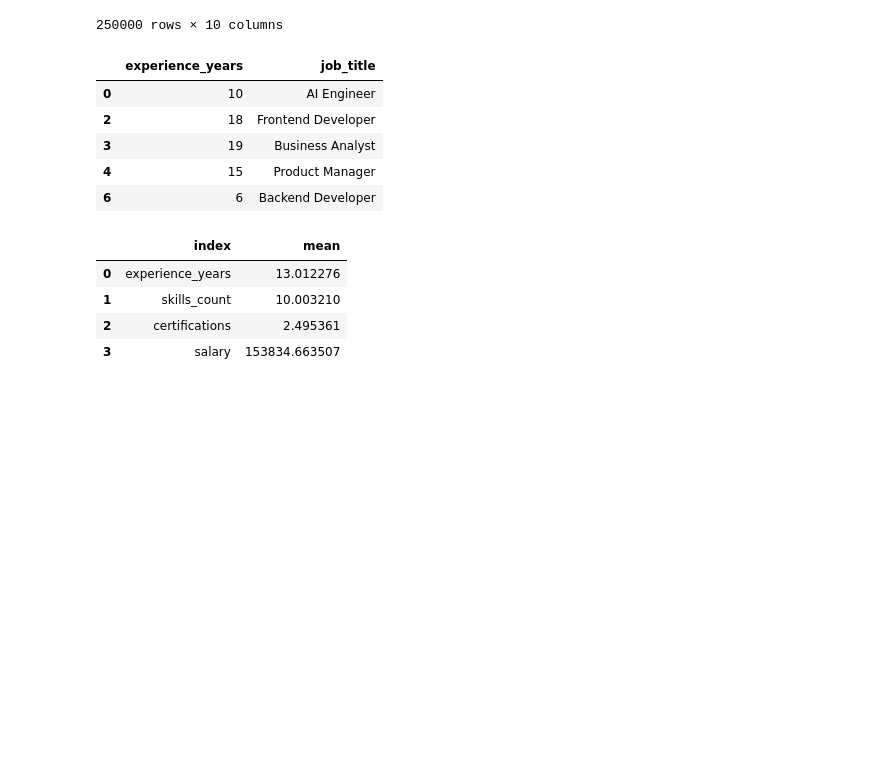
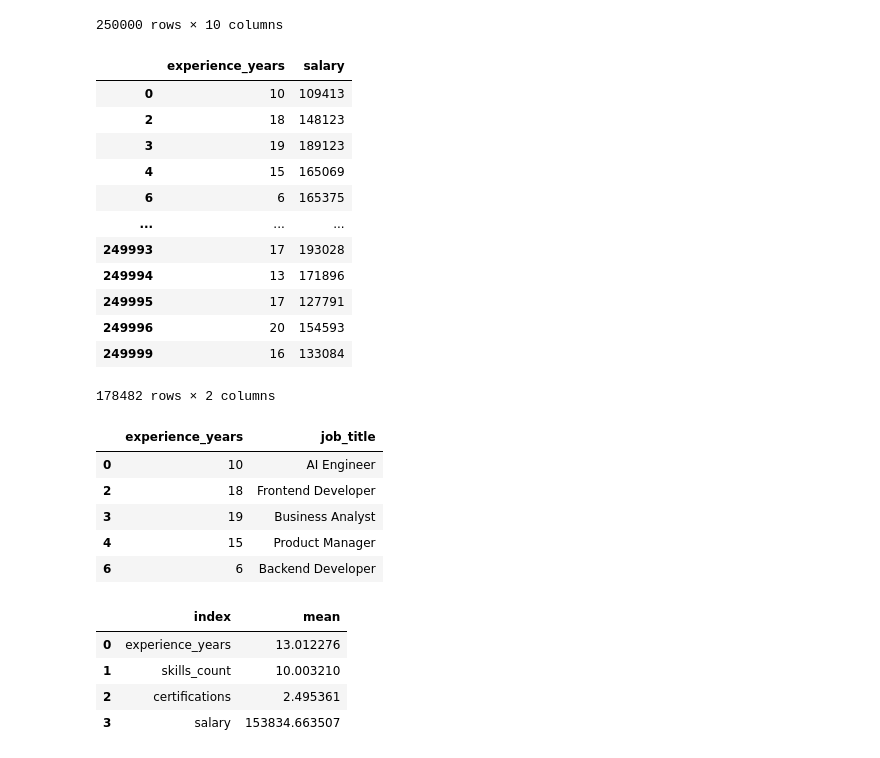
Before and after one commit to GRATTEXV2/TEST_KAGGLE, a Jupyter notebook: Analisi_Kaggle.ipynb, the cells around one changed output. Saved outputs shown, nothing was run; the diff lists cells and outputs as text; code cells hidden in the pictures; blank space fills up the shorter version.

Commit message:
Commit per loc e iloc

```diff
--- a/Analisi_Kaggle.ipynb
+++ b/Analisi_Kaggle.ipynb
@@ -17,5 +17,29 @@ df
 | 249998 | Data Scientist | 0 | High School | 2 | Consulting | Small | Sweden | ... |
 | 249999 | Data Analyst | 16 | Diploma | 2 | Technology | Medium | UK | ... |
 250000 rows × 10 columns
+# %%
+df.loc[df['experience_years'] > 5, ['experience_years', 'salary']]  # filtra le righe dove experience_years > 5 e restituisce solo le colonne 'experience_years' e 'salary'
+#df.loc[:, ['experience_years', 'job_title']]   # restituisce tutte le righe e solo le colonne 'experience_years' e 'job_title'
+#df.loc[:,'experience_years':'skills_count']  # restituisce tutte le righe e tutte le colonne da 'experience_years' a 'skills_count' (inclusi)
+#df.loc[1:3,:].shape # restituisce le righe con indice da 1 a 3 (la seconda, la terza e la quarta riga) e tutte le colonne
+
+#df.iloc[1:3,:].shape # restituisce le righe con indice da 1 a 2 (la seconda e la terza riga) e tutte le colonne DIFFERENZA DI INDICI CON LOC
+#df.iloc[[0,1,3]] # restituisce le righe con indice 0, 1 e 3 (la prima, la seconda e la quarta riga)
+#df.iloc[:,2] # restituisce tutte le righe e la colonna con indice 2 (la terza colonna)
+#df.iloc[:, [0, 3]] # restituisce tutte le righe e le colonne con indice 0 e 3 (la prima e la quarta colonna)
+# %% [output]
+|  | experience_years | salary |
+| 0 | 10 | 109413 |
+| 2 | 18 | 148123 |
+| 3 | 19 | 189123 |
+| 4 | 15 | 165069 |
+| 6 | 6 | 165375 |
+| ... | ... | ... |
+| 249993 | 17 | 193028 |
+| 249994 | 13 | 171896 |
+| 249995 | 17 | 127791 |
+| 249996 | 20 | 154593 |
+| 249999 | 16 | 133084 |
+178482 rows × 2 columns
 # %%
 df[df["experience_years"] >5][["experience_years","job_title"]].head()
```
Also changed, not shown: parts of 2 cells of this notebook.
